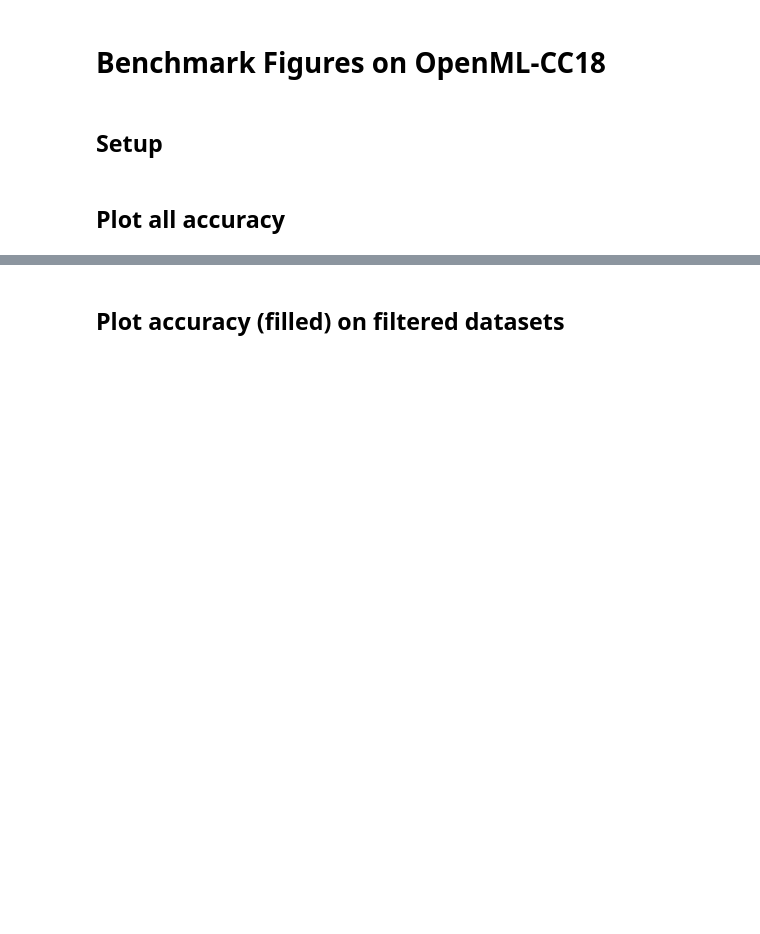
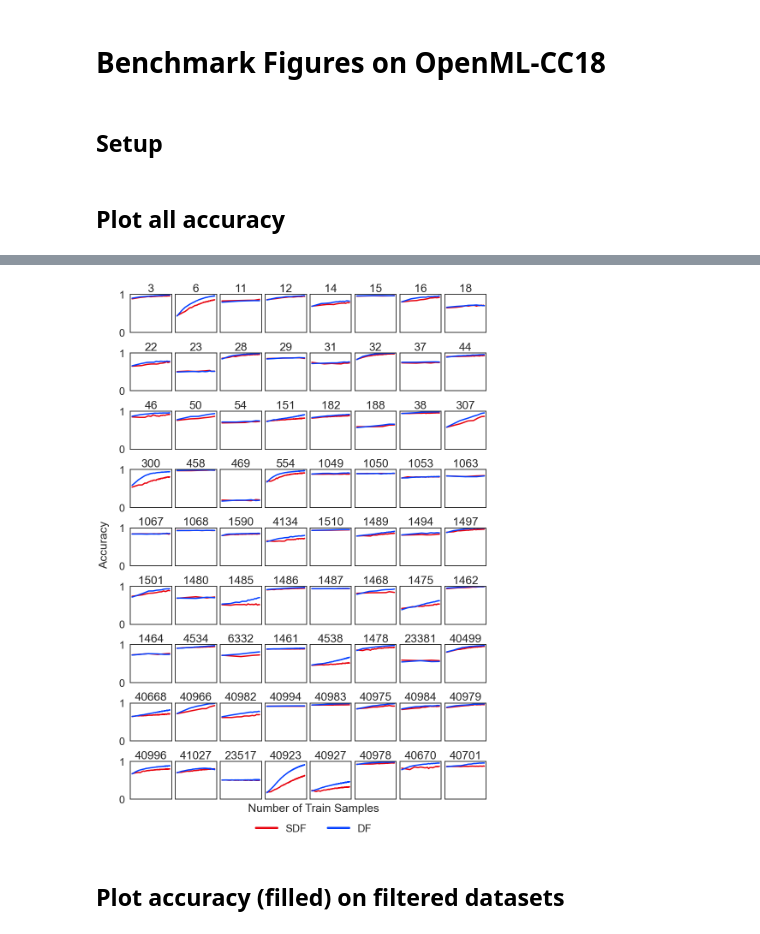
Before and after one commit to neurodata/SDTF, a Jupyter notebook: docs/cc18.ipynb, the cells around one changed output, grey strips where cells are left out. Drawn from its saved outputs; the diff is of its cells as text; code cells hidden in the pictures; blank space fills up the shorter version.

```diff
--- a/docs/cc18.ipynb
+++ b/docs/cc18.ipynb
@@ -167,3 +161,55 @@ plt.savefig("../paper/cc18.pdf", transparent=True, bbox_inches="tight")
+# %%
+# Plot a wider version
+fig, ax = plt.subplots(nrows=9, ncols=8, figsize=(12, 17), constrained_layout=True)
+fig.text(0.53, -0.01, "Number of Train Samples", ha="center")
+fig.text(-0.05, 0.5, "Accuracy", va="center", rotation="vertical")
+ytitles = ["Accuracy", "Wall Time (s)"]
+ylimits = [[0, 1], [1e-4, 1e5]]
+yticks = [[0, 1], [1e-4, 1e-1, 1e2, 1e5]]
+
+for i, row in enumerate(ax):
+    for j, col in enumerate(row):
+        count = 8 * i + j
+        n_train = range(100, (ranges[count] + 1) * 100, 100)
+
+        # Label x axis and plot figures
+        plot_acc(col, acc_ls, count, n_train, lw=3)
+
+        # Adjust x axis
+        col.set_xscale("log")
+        col.tick_params(
+            axis="x", which="both", bottom=False, top=False, labelbottom=False
+        )
+
+        # Adjust y axis
+        col.set_ylim(ylimits[0])
+        if j == 0:
+            col.set_yticks(yticks[0])
+        else:
+            col.set_yticks([])
+
+        # Adjust overall
+        col.set_title(datasets[count])
+
+
+fig.align_ylabels(
+    ax[
+        :,
+    ]
+)
+
+leg = fig.legend(
+    bbox_to_anchor=(0.53, -0.07),
+    bbox_transform=plt.gcf().transFigure,
+    ncol=2,
+    loc="lower center",
+)
+leg.get_frame().set_linewidth(0.0)
+for legobj in leg.legendHandles:
+    legobj.set_linewidth(5.0)
+plt.savefig("../paper/cc18_wide.pdf", transparent=True, bbox_inches="tight")
+# %% [output]
+[figure, added]
 # %% [markdown]
 ## Plot accuracy (filled) on filtered datasets
 # %%
```
Also changed, not shown: parts of 4 cells of this notebook, 11 other files.
